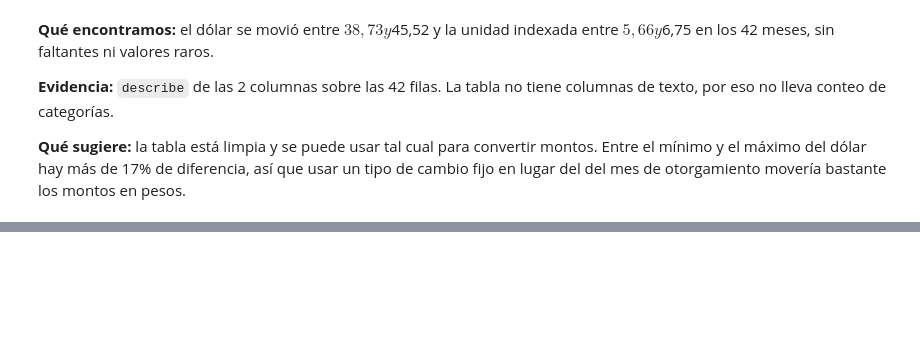
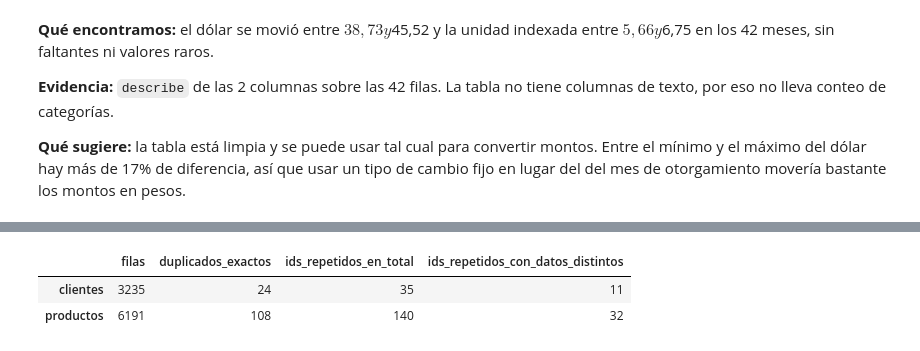
Before and after one commit to ncho06-a11y/proyecto-final-merli, a Jupyter notebook: notebooks/analisis_riesgo_credito.ipynb, the cells around one changed output, grey strips where cells are left out. Cells and saved outputs as stored; diff of their text form; code cells hidden in the pictures; blank space fills up the shorter version.

```diff
--- a/notebooks/analisis_riesgo_credito.ipynb
+++ b/notebooks/analisis_riesgo_credito.ipynb
@@ -371,0 +439,13 @@ display(describir_continuas(tipo_cambio))
+# %%
+display(
+    pd.DataFrame(
+        {
+            "clientes": contar_duplicados(clientes, "id_cliente"),
+            "productos": contar_duplicados(productos, "id_producto"),
+        }
+    ).T
+)
+# %% [output]
+|  | filas | duplicados_exactos | ids_repetidos_en_total | ids_repetidos_con_datos_distintos |
+| clientes | 3235 | 24 | 35 | 11 |
+| productos | 6191 | 108 | 140 | 32 |
```
Also changed, not shown: parts of 15 cells of this notebook.
